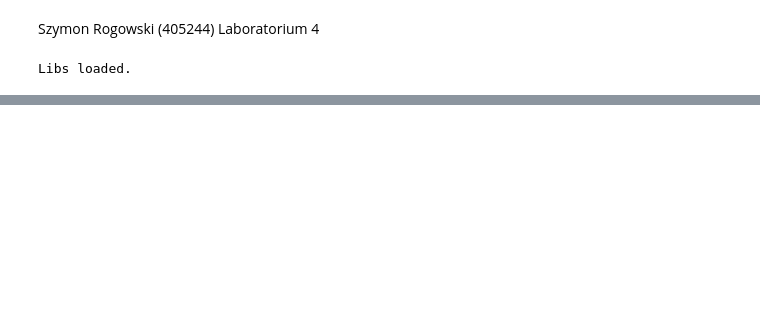
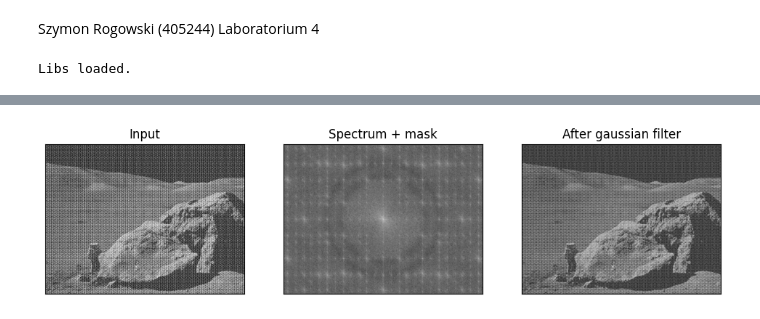
Before and after one commit to PsimonL/ImageProcessing, a Jupyter notebook: Lab5/main.ipynb, the cells around one changed output, grey strips where cells are left out. Drawn from its saved outputs; the diff is of its cells as text; code cells hidden in the pictures; blank space fills up the shorter version.

```diff
--- a/Lab5/main.ipynb
+++ b/Lab5/main.ipynb
@@ -47,0 +122,6 @@ process_and_plot_diff(original_image, num_images_to_average, mean, std_dev1)
+# %%
+width = 22
+radius_list = [137,177]
+apply_filter(image_moon, width, radius_list)
+# %% [output]
+[figure, added]
```
Also changed, not shown: parts of 14 cells of this notebook, 4 other files.
